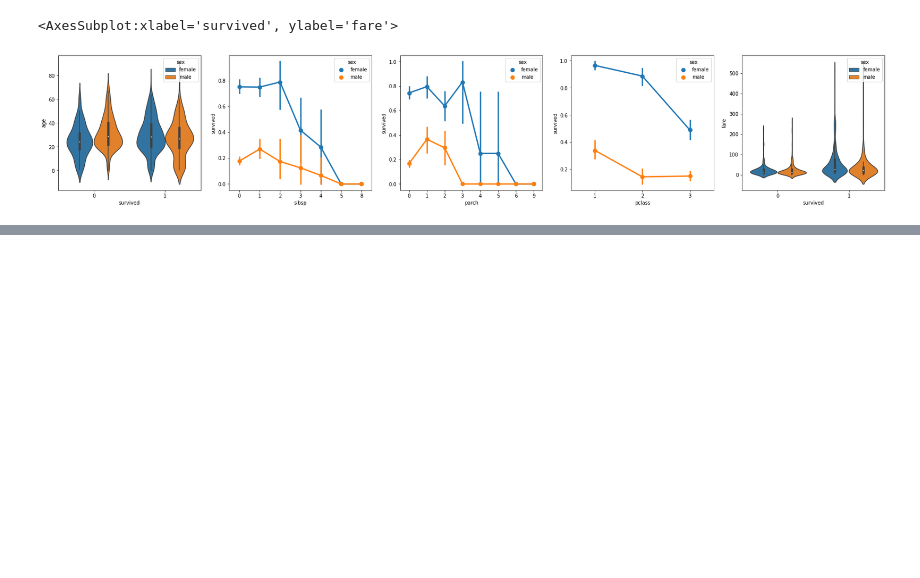
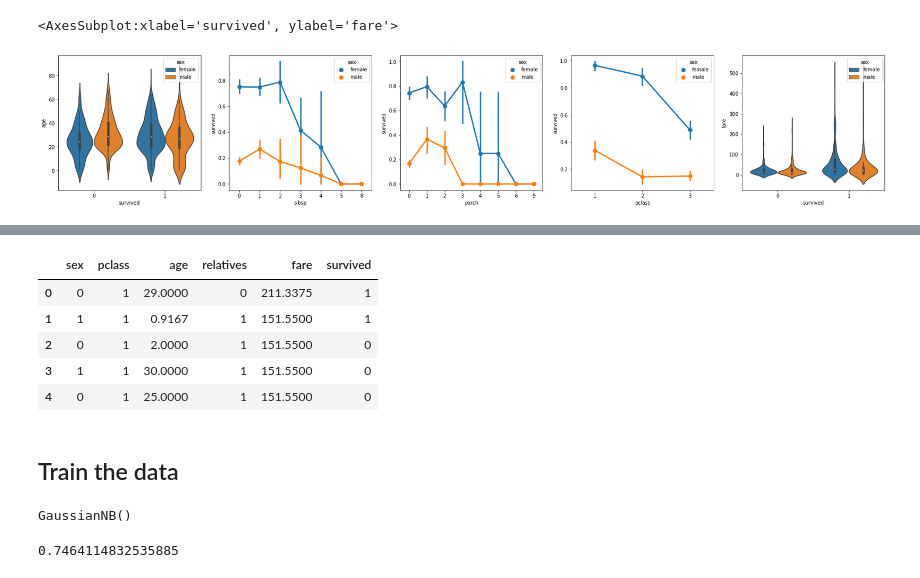
Before and after one commit to thuxtable/hello_ds, a Jupyter notebook: hello.ipynb, the cells around one changed output, grey strips where cells are left out. Drawn from its saved outputs; the diff is of its cells as text; code cells hidden in the pictures; blank space fills up the shorter version.

Commit message:
Finalized training model and neural network

```diff
--- a/hello.ipynb
+++ b/hello.ipynb
@@ -25,3 +25,5 @@ sns.violinplot(x="survived", y="fare", hue="sex", data=data, ax=axs[4])
 # %% [output]
 <AxesSubplot:xlabel='survived', ylabel='fare'>
 [figure]
+# %%
+data.replace({'male': 1, 'female': 0}, inplace=True)
@@ -27,0 +41,3 @@ sns.violinplot(x="survived", y="fare", hue="sex", data=data, ax=axs[4])
+# %%
+data['relatives'] = data.apply (lambda row: int((row['sibsp'] + row['parch']) > 0), axis=1)
+data.corr().abs()[["survived"]]
@@ -27,0 +54,13 @@ sns.violinplot(x="survived", y="fare", hue="sex", data=data, ax=axs[4])
+# %%
+data = data[['sex', 'pclass','age','relatives','fare','survived']].dropna()
+
+data.head()
+# %% [output]
+|  | sex | pclass | age | relatives | fare | survived |
+| 0 | 0 | 1 | 29.0000 | 0 | 211.3375 | 1 |
+| 1 | 1 | 1 | 0.9167 | 1 | 151.5500 | 1 |
+| 2 | 0 | 1 | 2.0000 | 1 | 151.5500 | 0 |
+| 3 | 1 | 1 | 30.0000 | 1 | 151.5500 | 0 |
+| 4 | 0 | 1 | 25.0000 | 1 | 151.5500 | 0 |
+# %% [markdown]
+## Train the data
@@ -27,0 +75,12 @@ sns.violinplot(x="survived", y="fare", hue="sex", data=data, ax=axs[4])
+# %%
+from sklearn.naive_bayes import GaussianNB
+model = GaussianNB()
+model.fit(X_train, y_train)
+# %% [output]
+GaussianNB()
+# %%
+from sklearn import metrics
+predict_test = model.predict(X_test)
+print(metrics.accuracy_score(y_test, predict_test))
+# %% [output]
+0.7464114832535885
```
Also changed, not shown: parts of 10 cells of this notebook.
